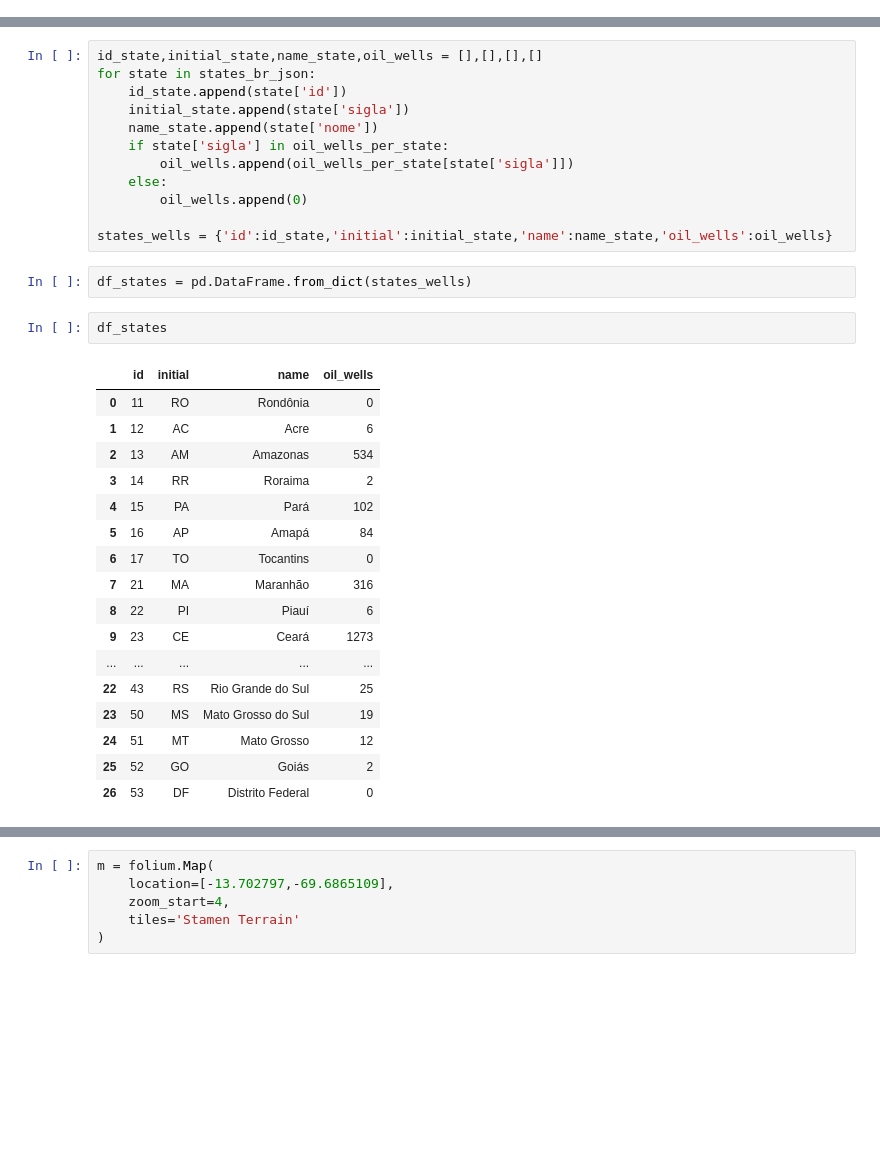
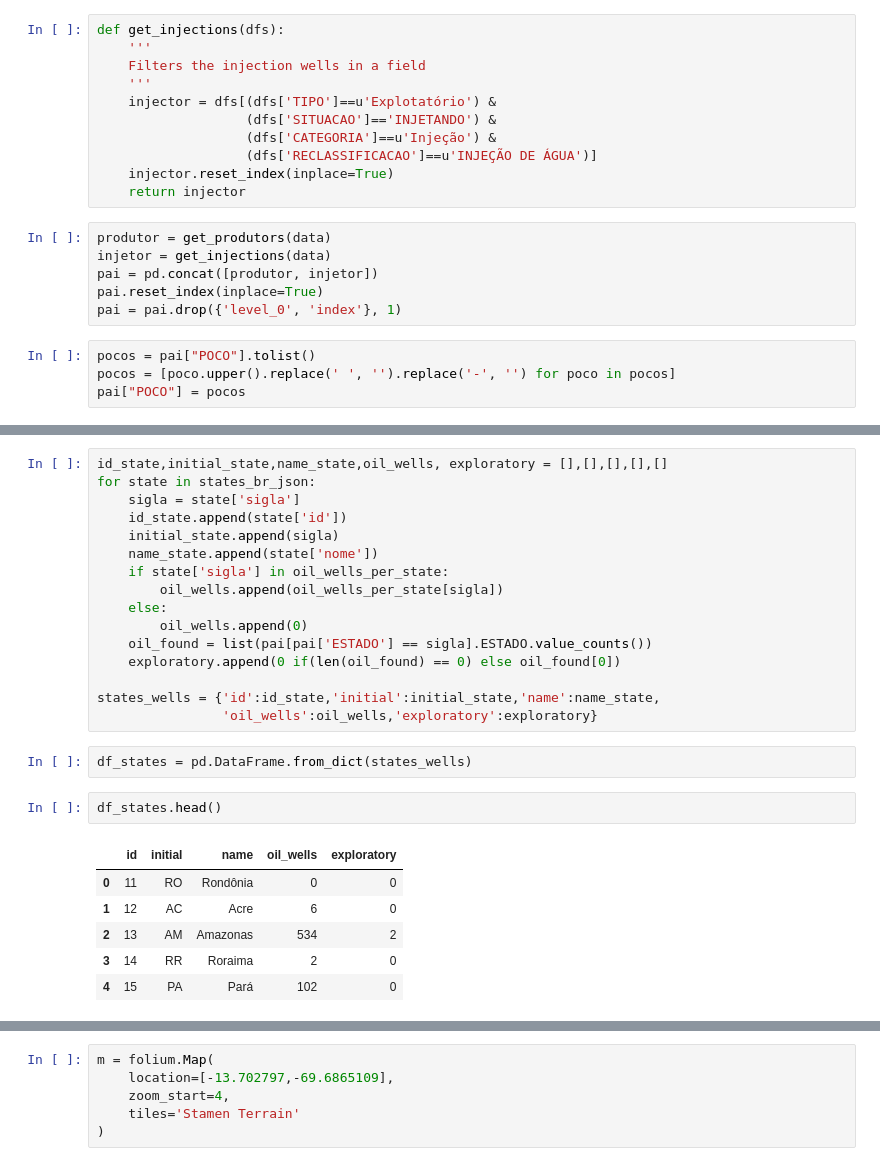
Before and after one commit to vitorhenriquec/oil_production_brazil, a Jupyter notebook: Oil_Wells.ipynb, the cells around one changed output, grey strips where cells are left out. Drawn from its saved outputs; the diff is of its cells as text; blank space fills up the shorter version.

```diff
--- a/Oil_Wells.ipynb
+++ b/Oil_Wells.ipynb
@@ -49,0 +38,21 @@ data.head()
+# %%
+def get_injections(dfs):
+    '''
+    Filters the injection wells in a field
+    '''
+    injector = dfs[(dfs['TIPO']==u'Explotatório') &
+                   (dfs['SITUACAO']=='INJETANDO') &
+                   (dfs['CATEGORIA']==u'Injeção') &
+                   (dfs['RECLASSIFICACAO']==u'INJEÇÃO DE ÁGUA')]
+    injector.reset_index(inplace=True)
+    return injector
+# %%
+produtor = get_produtors(data)
+injetor = get_injections(data)
+pai = pd.concat([produtor, injetor])
+pai.reset_index(inplace=True)
+pai = pai.drop({'level_0', 'index'}, 1)
+# %%
+pocos = pai["POCO"].tolist()
+pocos = [poco.upper().replace(' ', '').replace('-', '') for poco in pocos]
+pai["POCO"] = pocos
@@ -137,39 +136,32 @@ states_br_json
   'nome': 'Distrito Federal',
   'regiao': {'id': 5, 'sigla': 'CO', 'nome': 'Centro-Oeste'}}]
 # %%
-id_state,initial_state,name_state,oil_wells = [],[],[],[]
+id_state,initial_state,name_state,oil_wells, exploratory = [],[],[],[],[]
 for state in states_br_json:
+    sigla = state['sigla']
     id_state.append(state['id'])
-    initial_state.append(state['sigla'])
+    initial_state.append(sigla)
     name_state.append(state['nome'])
     if state['sigla'] in oil_wells_per_state:
-        oil_wells.append(oil_wells_per_state[state['sigla']])
+        oil_wells.append(oil_wells_per_state[sigla])
     else:
         oil_wells.append(0)
+    oil_found = list(pai[pai['ESTADO'] == sigla].ESTADO.value_counts())
+    exploratory.append(0 if(len(oil_found) == 0) else oil_found[0])
 
-states_wells = {'id':id_state,'initial':initial_state,'name':name_state,'oil_wells':oil_wells}
+states_wells = {'id':id_state,'initial':initial_state,'name':name_state,
+                'oil_wells':oil_wells,'exploratory':exploratory}
 # %%
 df_states = pd.DataFrame.from_dict(states_wells)
 # %%
-df_states
+df_states.head()
 # %% [output]
-|  | id | initial | name | oil_wells |
-| 0 | 11 | RO | Rondônia | 0 |
-| 1 | 12 | AC | Acre | 6 |
-| 2 | 13 | AM | Amazonas | 534 |
-| 3 | 14 | RR | Roraima | 2 |
-| 4 | 15 | PA | Pará | 102 |
-| 5 | 16 | AP | Amapá | 84 |
-| 6 | 17 | TO | Tocantins | 0 |
-| 7 | 21 | MA | Maranhão | 316 |
-| 8 | 22 | PI | Piauí | 6 |
-| 9 | 23 | CE | Ceará | 1273 |
-| ... | ... | ... | ... | ... |
-| 22 | 43 | RS | Rio Grande do Sul | 25 |
-| 23 | 50 | MS | Mato Grosso do Sul | 19 |
-| 24 | 51 | MT | Mato Grosso | 12 |
-| 25 | 52 | GO | Goiás | 2 |
-| 26 | 53 | DF | Distrito Federal | 0 |
+|  | id | initial | name | oil_wells | exploratory |
+| 0 | 11 | RO | Rondônia | 0 | 0 |
+| 1 | 12 | AC | Acre | 6 | 0 |
+| 2 | 13 | AM | Amazonas | 534 | 2 |
+| 3 | 14 | RR | Roraima | 2 | 0 |
+| 4 | 15 | PA | Pará | 102 | 0 |
 # %%
 df_states.set_index('id',inplace=True)
 df_states.index.name = None
```
Also changed, not shown: parts of 38 cells of this notebook, 34 other files.
